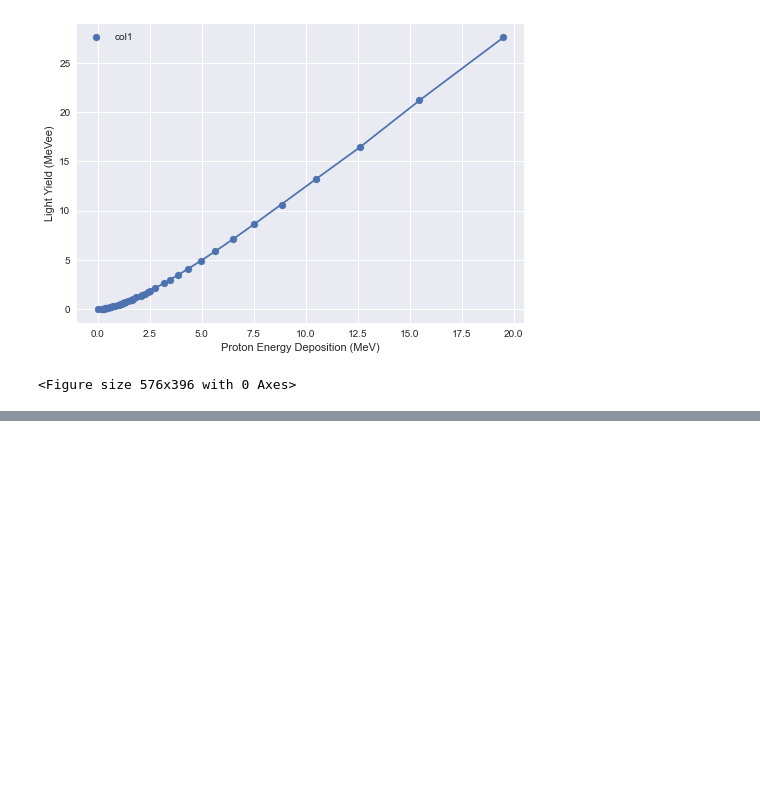
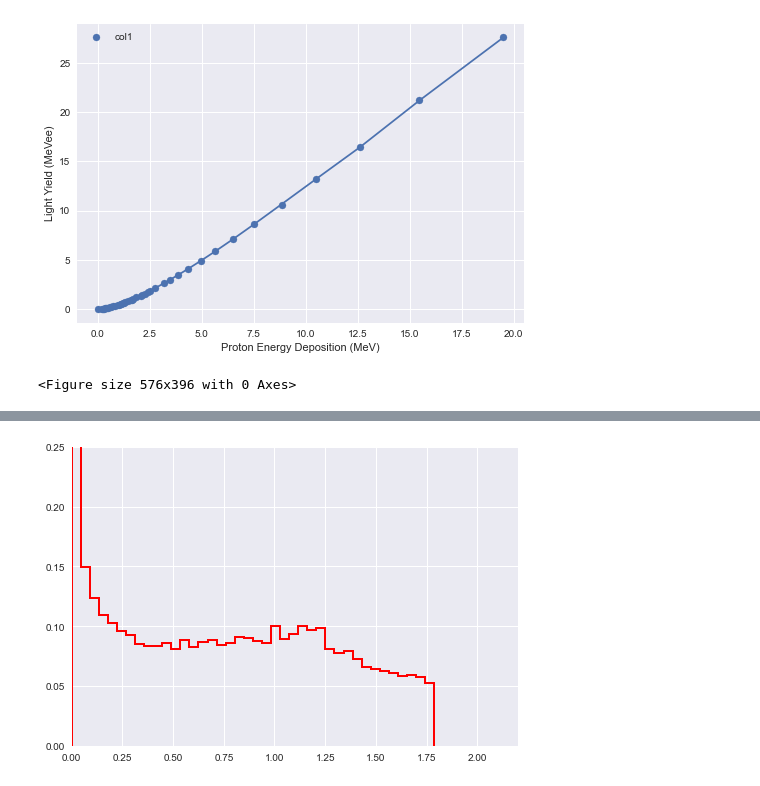
Before and after one commit to JamesMcGreivy/scintillator-neutron-detection, a Jupyter notebook: Jupyter/Scintillator Light Response Functions.ipynb, the cells around one changed output, grey strips where cells are left out. Drawn from its saved outputs; the diff is of its cells as text; code cells hidden in the pictures; blank space fills up the shorter version.

```diff
--- a/Jupyter/Scintillator Light Response Functions.ipynb
+++ b/Jupyter/Scintillator Light Response Functions.ipynb
@@ -221,0 +316,7 @@ bins
+# %%
+plt.hist(total, histtype = "step", bins = 40, linewidth = 2, label="sum", color="red", density = True)
+plt.ylim(0,0.25)
+plt.xlim(0,2.2)
+None
+# %% [output]
+[figure, added]
```
Also changed, not shown: parts of 9 cells of this notebook, 15 other files.
